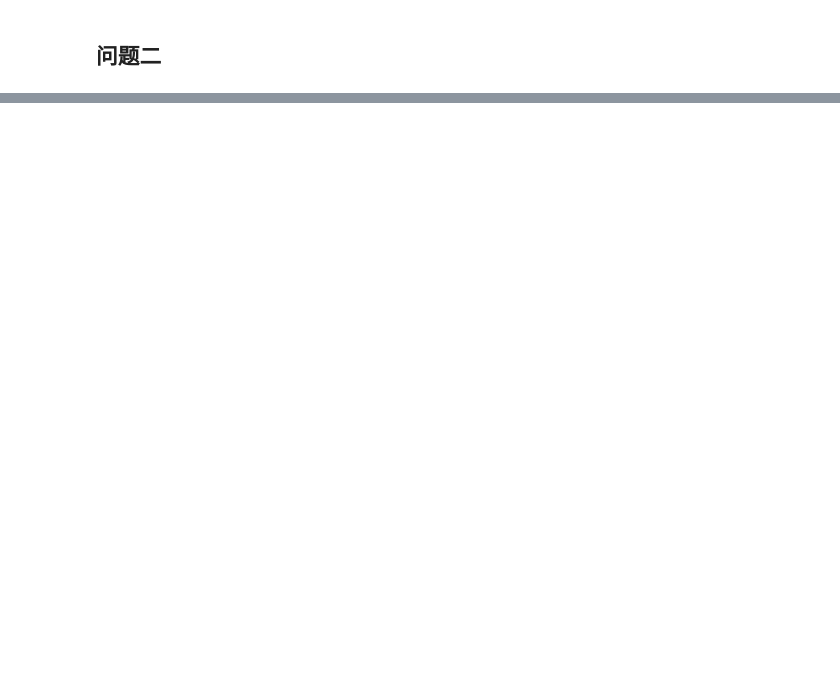
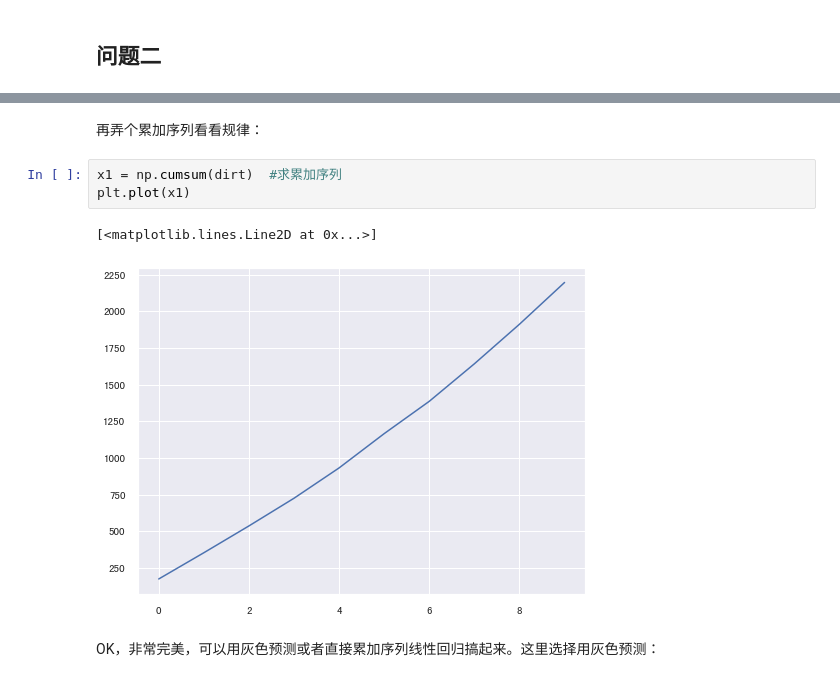
Before and after one commit to XuRui314/MathematicalModeling, a Jupyter notebook: 数模第一次练习.ipynb, the cells around one changed output, grey strips where cells are left out. Saved outputs shown, nothing was run; the diff lists cells and outputs as text; blank space fills up the shorter version.

```diff
--- a/数模第一次练习.ipynb
+++ b/数模第一次练习.ipynb
@@ -388,0 +429,10 @@ plt.show()
+# %% [markdown]
+再弄个累加序列看看规律：
+# %%
+x1 = np.cumsum(dirt)  #求累加序列
+plt.plot(x1)
+# %% [output]
+[<matplotlib.lines.Line2D at 0x...>]
+[figure, added]
+# %% [markdown]
+OK，非常完美，可以用灰色预测或者直接累加序列线性回归搞起来。这里选择用灰色预测：
```
Also changed, not shown: parts of 34 cells of this notebook.
